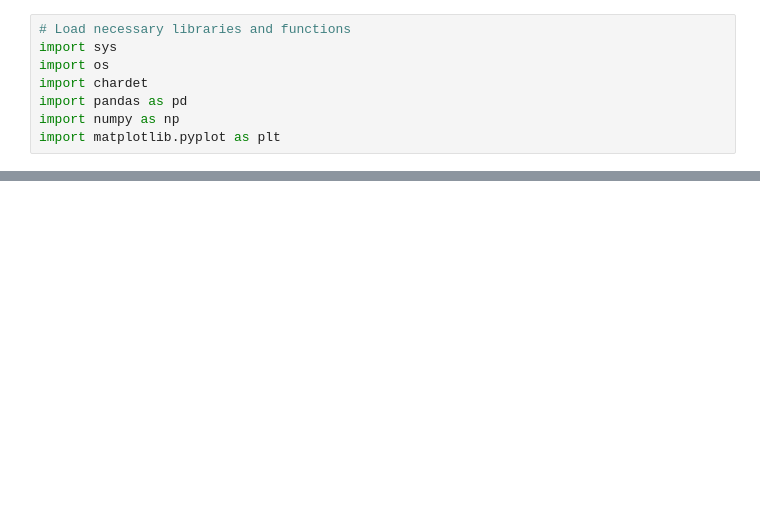
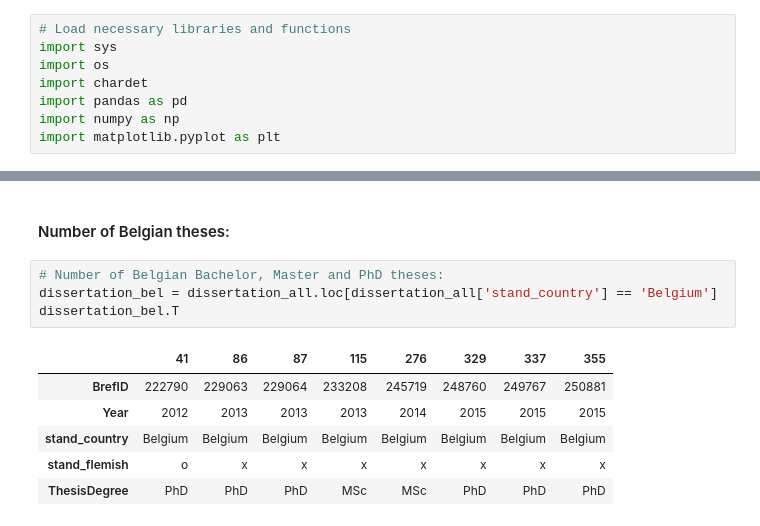
Before and after one commit to lifewatch/user-analysis, a Jupyter notebook: notebooks/Publication Types.ipynb, the cells around one changed output, grey strips where cells are left out. Saved outputs shown, nothing was run; the diff lists cells and outputs as text; blank space fills up the shorter version.

```diff
--- a/notebooks/Publication Types.ipynb
+++ b/notebooks/Publication Types.ipynb
@@ -35,0 +79,13 @@ Index(['Unnamed: 0', 'BrefID', 'Year', 'BibLvlCode', 'StandardTitle',
+# %% [markdown]
+#### Number of Belgian theses:
+# %%
+# Number of Belgian Bachelor, Master and PhD theses:
+dissertation_bel = dissertation_all.loc[dissertation_all['stand_country'] == 'Belgium']
+dissertation_bel.T
+# %% [output]
+|  | 41 | 86 | 87 | 115 | 276 | 329 | 337 | 355 |
+| BrefID | 222790 | 229063 | 229064 | 233208 | 245719 | 248760 | 249767 | 250881 |
+| Year | 2012 | 2013 | 2013 | 2013 | 2014 | 2015 | 2015 | 2015 |
+| stand_country | Belgium | Belgium | Belgium | Belgium | Belgium | Belgium | Belgium | Belgium |
+| stand_flemish | o | x | x | x | x | x | x | x |
+| ThesisDegree | PhD | PhD | PhD | MSc | MSc | PhD | PhD | PhD |
```
Also changed, not shown: parts of 18 cells of this notebook, 3 other files.
